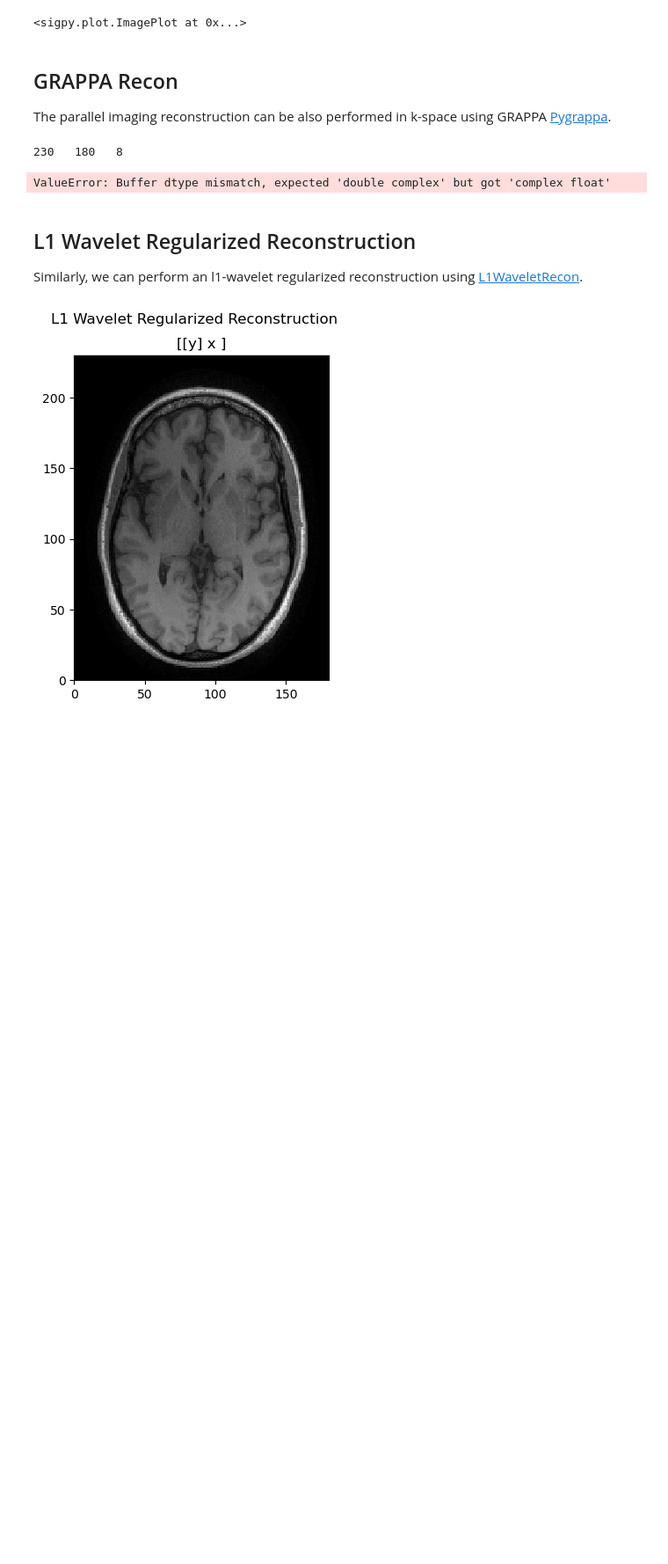
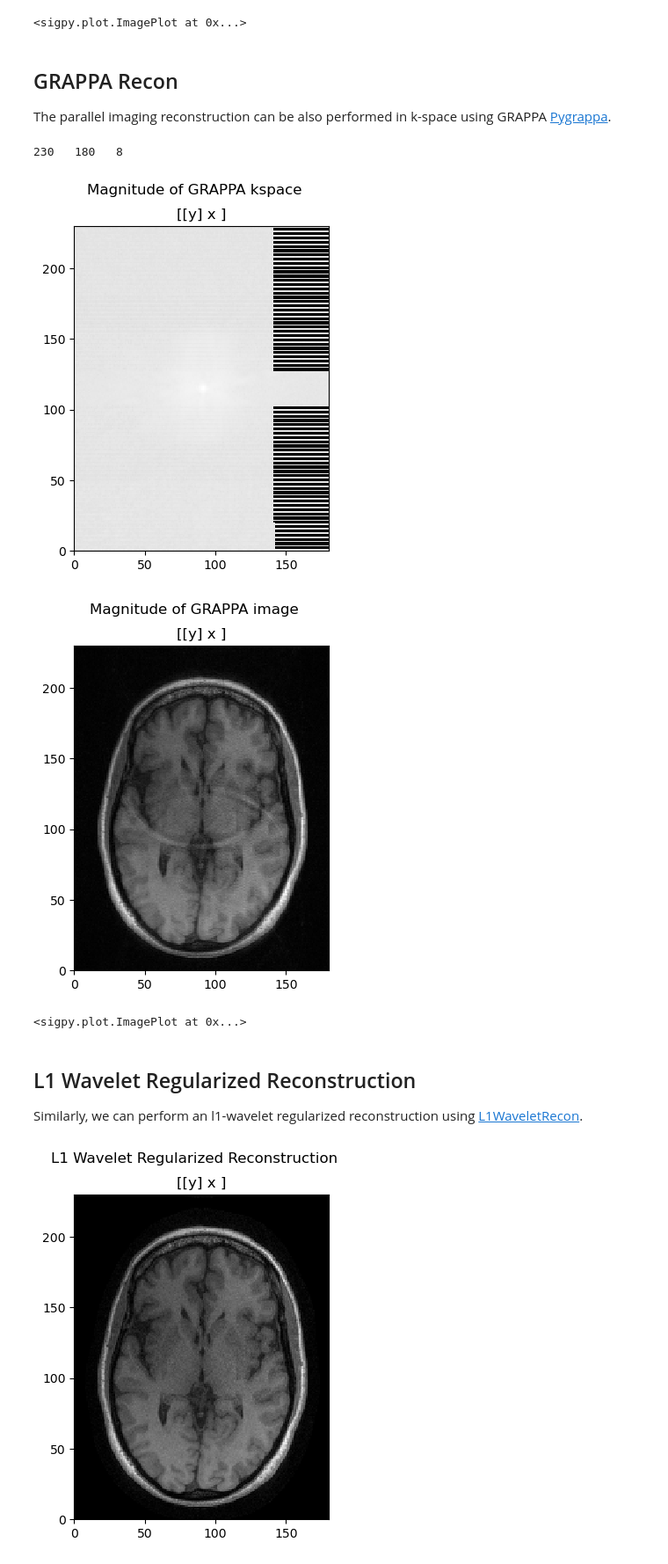
Before and after one commit to srapacchi/mri_recon_python, a Jupyter notebook: parallel-imaging-compressed-sensing-reconstruction.ipynb, the cells around one changed output. Shown at 88% size. Drawn from its saved outputs; the diff is of its cells as text; code cells hidden in the pictures; blank space fills up the shorter version.

Commit message:
Update GRAPPA

```diff
--- a/parallel-imaging-compressed-sensing-reconstruction.ipynb
+++ b/parallel-imaging-compressed-sensing-reconstruction.ipynb
@@ -193,21 +195,23 @@ import pygrappa
 # %%
 
 ncoils, sx, sy  = usksp.shape[:]
 print(sx,' ',sy,' ', ncoils)
 
 ctrx,ctry, pd = int(sx/2), int(sy/2), 10 # center 20 lines are ACS
 calib = usksp[:,ctrx-2*pd:ctrx+2*pd,ctry-pd:ctry+pd].copy() # call copy()!
 
-# coil_axis=-1 is default, so if coil dimension is last
-# we don't need to explicity provide it
-res = pygrappa.cgrappa(np.cdouble(usksp), np.cdouble(calib), kernel_size=(5,5), coil_axis=0)
+# coil_axis=0 needs to be specified
+# alternatives are : grappa, cgrappa, igrappa, vcgrappa
+res = pygrappa.cgrappa(np.cdouble(usksp), np.cdouble(calib), kernel_size=(4,4), coil_axis=0)
 
-# look at the image
+# look at the kspace & image
 pl.ImagePlot(rss(res),mode='l', title='Magnitude of GRAPPA kspace')
 pl.ImagePlot(rss(sp.ifft(res,axes=(-1,-2))), title='Magnitude of GRAPPA image')
 # %% [output]
 230   180   8
+[figure, added]
+[figure, added]
-ValueError: Buffer dtype mismatch, expected 'double complex' but got 'complex float'
+<sigpy.plot.ImagePlot at 0x...>
 # %% [markdown]
 ## L1 Wavelet Regularized Reconstruction
 
```
Also changed, not shown: parts of 4 cells of this notebook.
